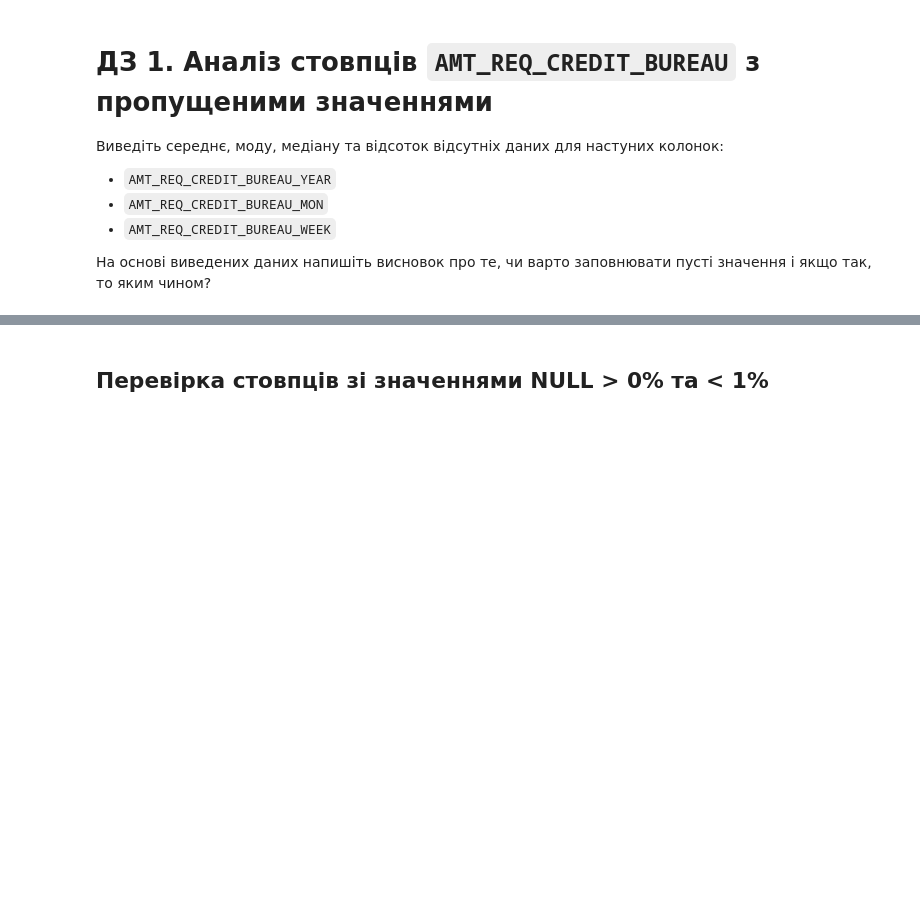
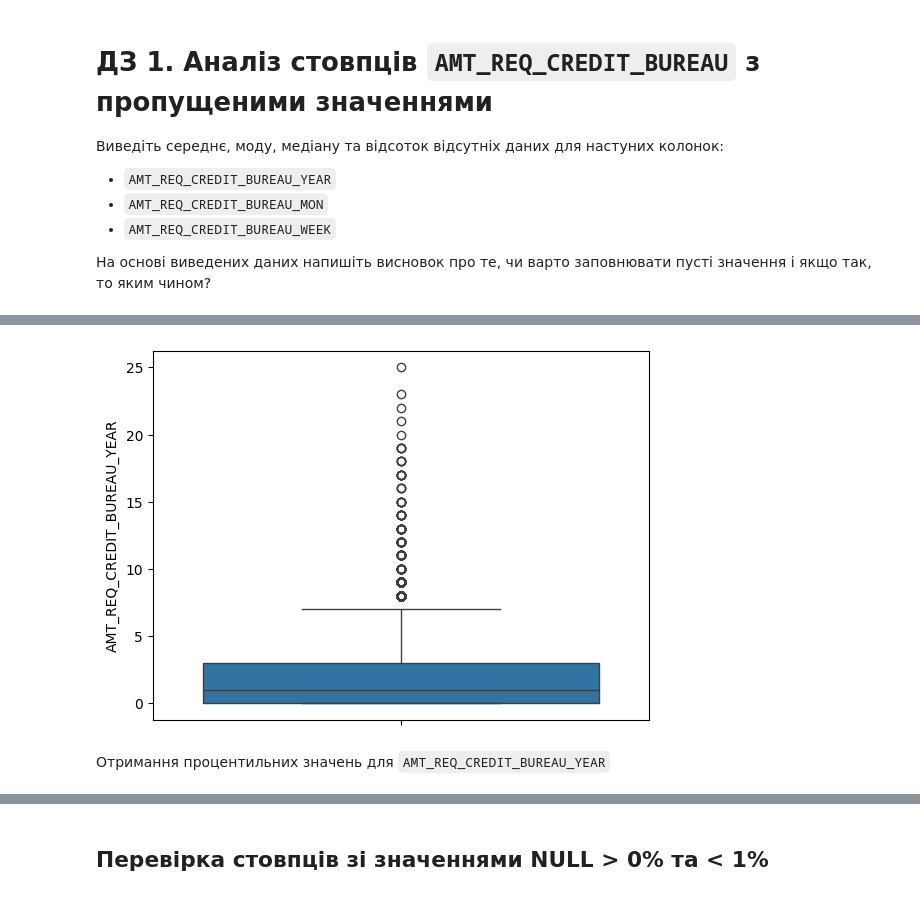
Before and after one commit to timapasechnik/ml_basic, a Jupyter notebook: HW_1_2_Credit_EDA.ipynb, the cells around one changed output, grey strips where cells are left out. Cells and saved outputs as stored; diff of their text form; code cells hidden in the pictures; blank space fills up the shorter version.

```diff
--- a/HW_1_2_Credit_EDA.ipynb
+++ b/HW_1_2_Credit_EDA.ipynb
@@ -468,0 +499,7 @@ df.EXT_SOURCE_3.mean()
+# %%
+sns.boxplot(df.AMT_REQ_CREDIT_BUREAU_YEAR)
+plt.show()
+# %% [output]
+[figure, added]
+# %% [markdown]
+Отримання процентильних значень для `AMT_REQ_CREDIT_BUREAU_YEAR`
```
Also changed, not shown: parts of 31 cells of this notebook.
